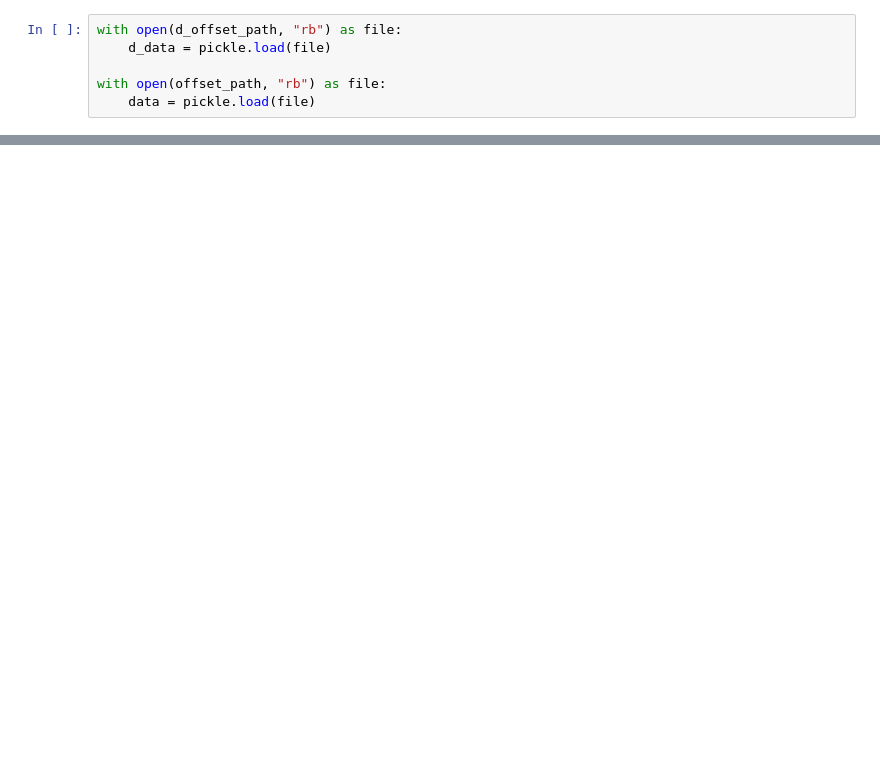
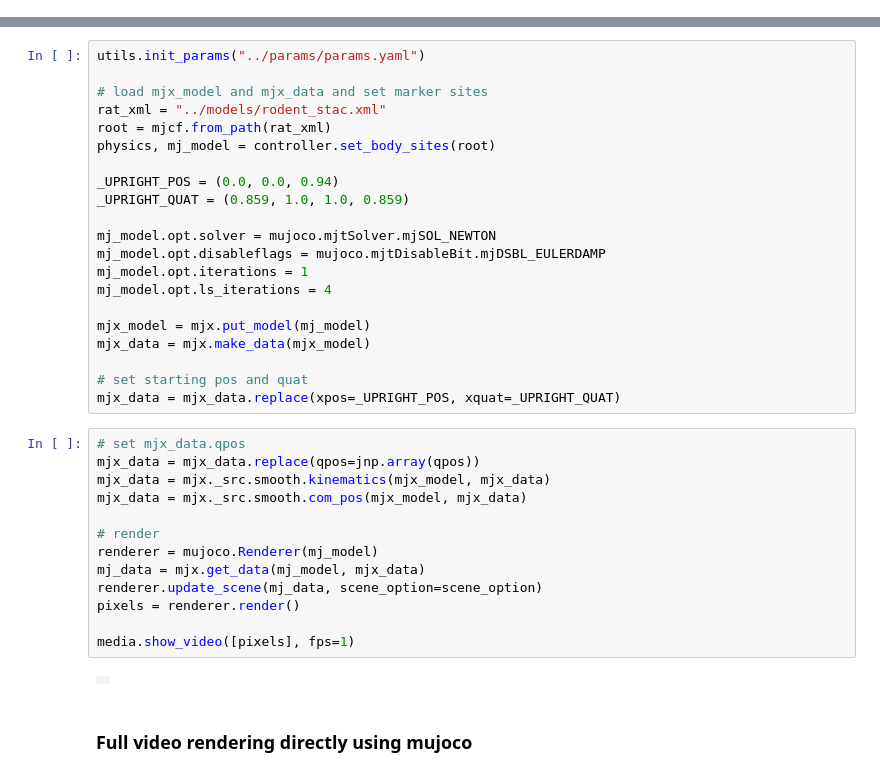
Before and after one commit to talmolab/stac-mjx, a Jupyter notebook: offsets.ipynb, the cells around one changed output, grey strips where cells are left out. Cells and saved outputs as stored; diff of their text form; blank space fills up the shorter version.

Commit message:
setting up direct rendering

```diff
--- a/offsets.ipynb
+++ b/offsets.ipynb
@@ -30,9 +31,3 @@ walker: <walkers.Rat object at 0x...>
 arena: <arenas.DannceArena object at 0x...>
 <dm_control.composer.environment.Environment object at 0x...>
 [interactive output not drawn]
-# %%
-with open(d_offset_path, "rb") as file:
-    d_data = pickle.load(file)
-
-with open(offset_path, "rb") as file:
-    data = pickle.load(file)
@@ -57,0 +80,38 @@ NameError: name 'offsets' is not defined
+# %%
+utils.init_params("../params/params.yaml")
+
+# load mjx_model and mjx_data and set marker sites
+rat_xml = "../models/rodent_stac.xml"
+root = mjcf.from_path(rat_xml)
+physics, mj_model = controller.set_body_sites(root)
+
+_UPRIGHT_POS = (0.0, 0.0, 0.94)
+_UPRIGHT_QUAT = (0.859, 1.0, 1.0, 0.859)
+
+mj_model.opt.solver = mujoco.mjtSolver.mjSOL_NEWTON
+mj_model.opt.disableflags = mujoco.mjtDisableBit.mjDSBL_EULERDAMP
+mj_model.opt.iterations = 1
+mj_model.opt.ls_iterations = 4
+
+mjx_model = mjx.put_model(mj_model)
+mjx_data = mjx.make_data(mjx_model)
+
+# set starting pos and quat
+mjx_data = mjx_data.replace(xpos=_UPRIGHT_POS, xquat=_UPRIGHT_QUAT)
+# %%
+# set mjx_data.qpos
+mjx_data = mjx_data.replace(qpos=jnp.array(qpos))
+mjx_data = mjx._src.smooth.kinematics(mjx_model, mjx_data)
+mjx_data = mjx._src.smooth.com_pos(mjx_model, mjx_data)
+
+# render
+renderer = mujoco.Renderer(mj_model)
+mj_data = mjx.get_data(mj_model, mjx_data)
+renderer.update_scene(mj_data, scene_option=scene_option)
+pixels = renderer.render()
+
+media.show_video([pixels], fps=1)
+# %% [output]
+|  |
+# %% [markdown]
+### Full video rendering directly using mujoco
```
Also changed, not shown: parts of 17 cells of this notebook, 6 other files.
